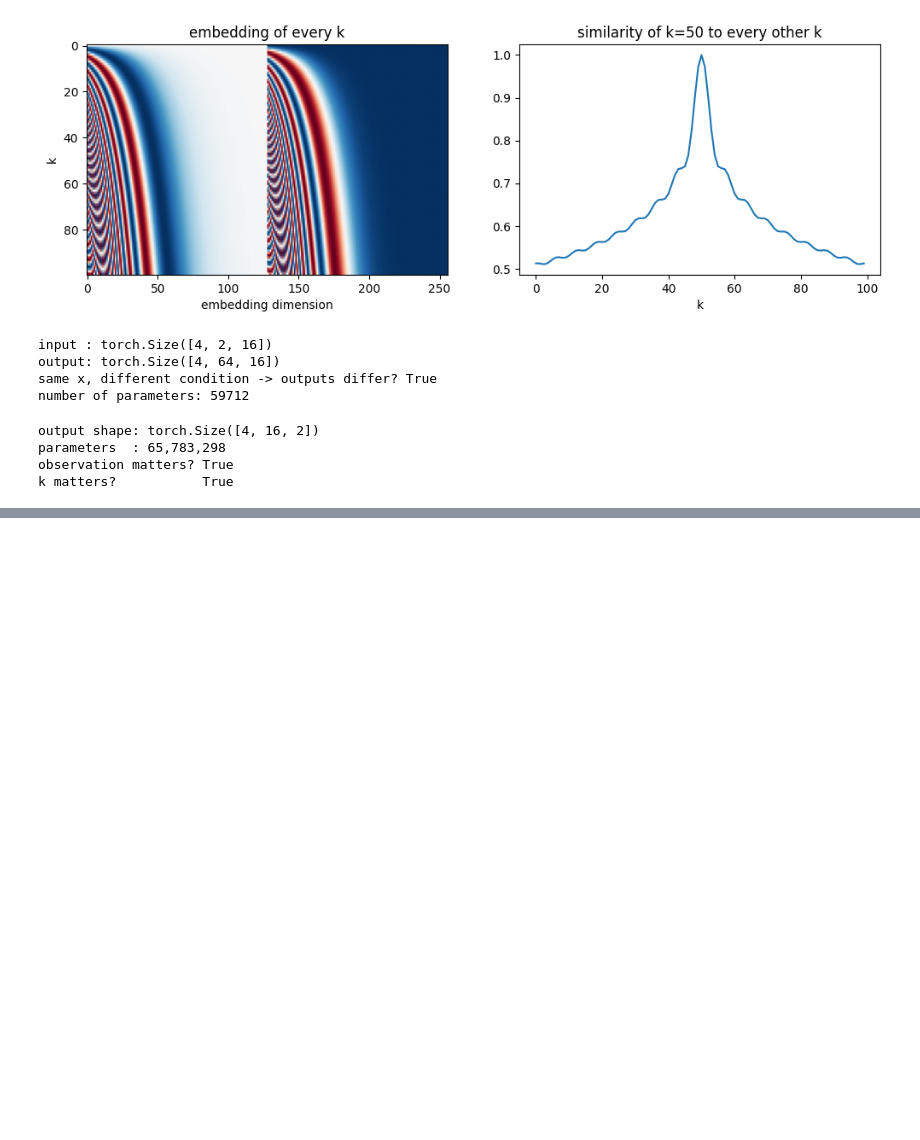
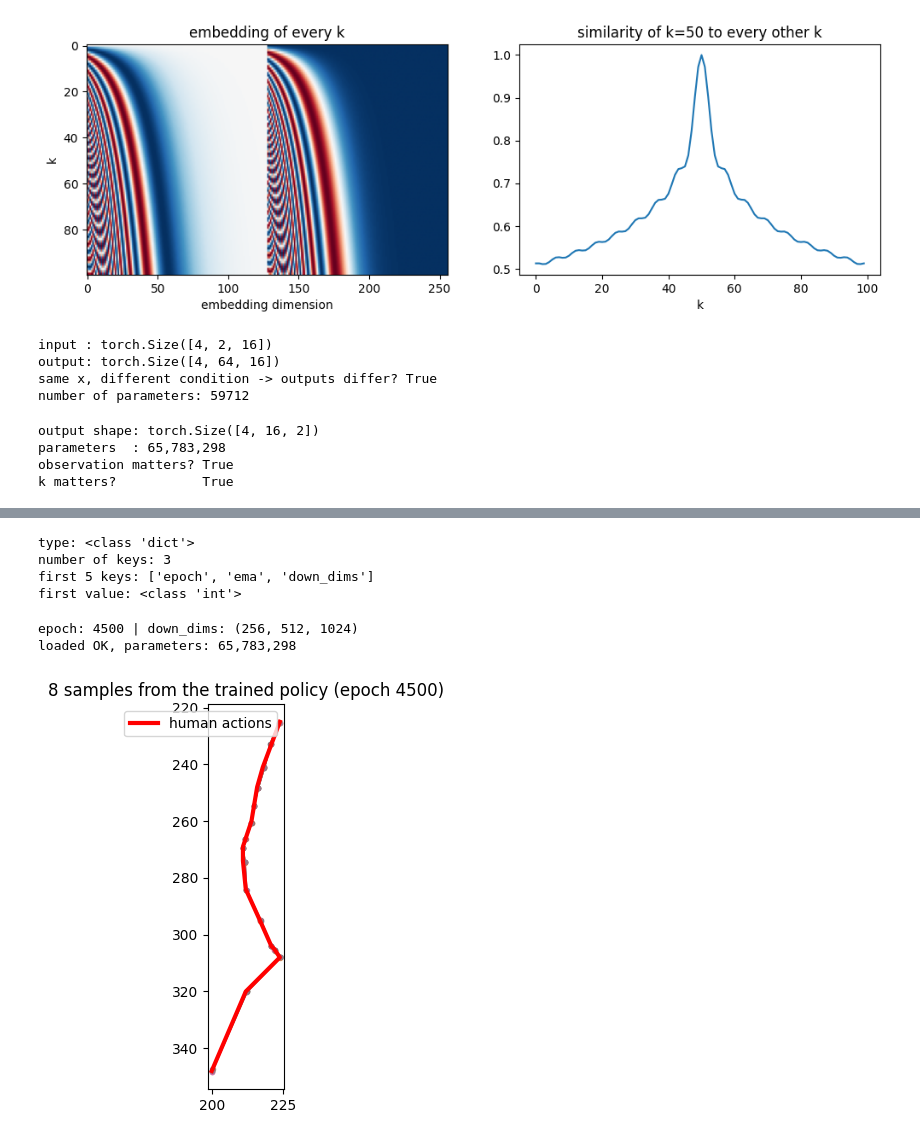
Before and after one commit to SaynaSarvar/visuomotor-diffusion-policy-pusht-reimplementation, a Jupyter notebook: notebooks/pusht_diffusion_policy.ipynb, the cells around one changed output, grey strips where cells are left out. Saved outputs shown, nothing was run; the diff lists cells and outputs as text; code cells hidden in the pictures; blank space fills up the shorter version.

```diff
--- a/notebooks/pusht_diffusion_policy.ipynb
+++ b/notebooks/pusht_diffusion_policy.ipynb
@@ -548,3 +548,21 @@ def sample(model, obs_b):
         else:
             x = mean
     return x
+# %%
+from google.colab import drive
+drive.mount('/content/drive')
+
+import os
+CKPT_DIR = "/content/drive/MyDrive/pusht_diffusion/checkpoints"   # your checkpoints folder in Drive
+for f in sorted(os.listdir(CKPT_DIR)):
+    print(f"{f:28s} {os.path.getsize(os.path.join(CKPT_DIR, f))/1e6:8.1f} MB")
+
+!pip -q install "pymunk==6.6.0" shapely pygame opencv-python-headless gym
+
+import importlib
+for name in ["pymunk", "shapely", "pygame", "cv2", "gym"]:
+    try:
+        m = importlib.import_module(name)
+        print(f"{name:10s} OK  {getattr(m, '__version__', '')}")
+    except Exception as e:
+        print(f"{name:10s} FAILED  {type(e).__name__}: {e}")
@@ -550,0 +587,48 @@ def sample(model, obs_b):
+# %%
+import torch
+
+path = os.path.join(CKPT_DIR, "ema_epoch_4500.pt")
+ck = torch.load(path, map_location="cpu")
+
+print("type:", type(ck))
+if isinstance(ck, dict):
+    keys = list(ck.keys())
+    print("number of keys:", len(keys))
+    print("first 5 keys:", keys[:5])
+    first = ck[keys[0]]
+    print("first value:", type(first), getattr(first, "dtype", ""), getattr(first, "shape", ""))
+# %% [output]
+type: <class 'dict'>
+number of keys: 3
+first 5 keys: ['epoch', 'ema', 'down_dims']
+first value: <class 'int'>
+# %%
+ck = torch.load(CKPT_DIR + "/ema_epoch_4500.pt", map_location="cpu")
+print("epoch:", ck["epoch"], "| down_dims:", ck["down_dims"])
+
+ema_net.load_state_dict({k: v.float() for k, v in ck["ema"].items()})
+ema_net = ema_net.to(device).eval()
+
+print("loaded OK, parameters:", f"{sum(p.numel() for p in ema_net.parameters()):,}")
+# %% [output]
+epoch: 4500 | down_dims: (256, 512, 1024)
+loaded OK, parameters: 65,783,298
+# %%
+i = int(starts[3]) + 40                      # a moment in the middle of episode 3
+o, a_true = get_window(i)                    # normalized (2,20) and (16,2)
+
+obs_b = torch.from_numpy(o.astype(np.float32))[None].repeat(8, 1, 1).to(device)
+samples = sample(ema_net, obs_b).cpu().numpy()                      # (8, 16, 2) normalized
+
+samples_px = unnormalize(samples, action_stats)                     # back to pixel units
+a_true_px  = unnormalize(a_true,  action_stats)
+
+plt.figure(figsize=(5, 5))
+for s in samples_px:
+    plt.plot(s[:, 0], s[:, 1], "-o", ms=3, alpha=0.6)
+plt.plot(a_true_px[:, 0], a_true_px[:, 1], "r-", lw=3, label="human actions")
+plt.gca().invert_yaxis(); plt.gca().set_aspect("equal")
+plt.legend(); plt.title("8 samples from the trained policy (epoch 4500)")
+plt.show()
+# %% [output]
+[figure, added]
```
Also changed, not shown: parts of 11 cells of this notebook, 1 other file.
